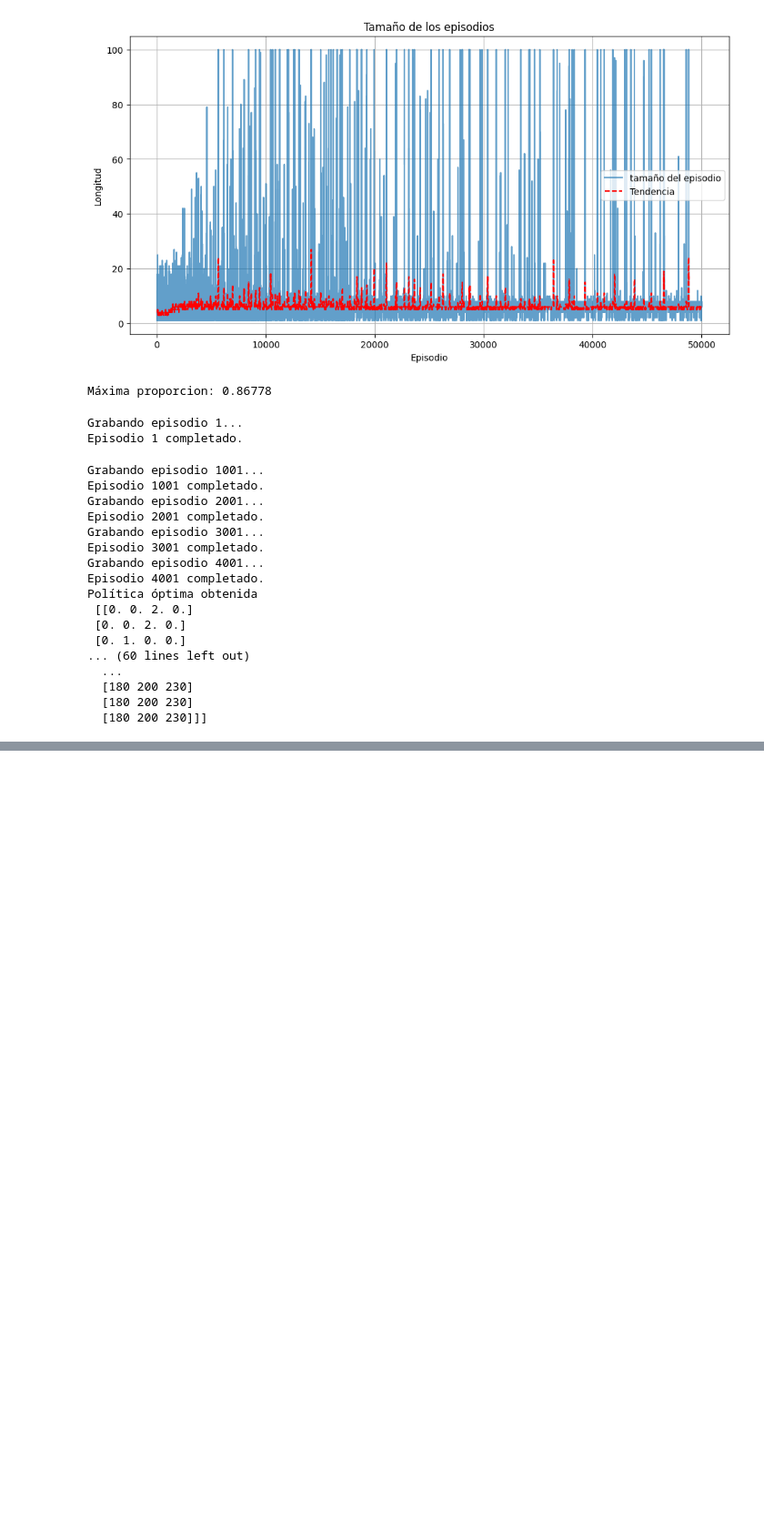
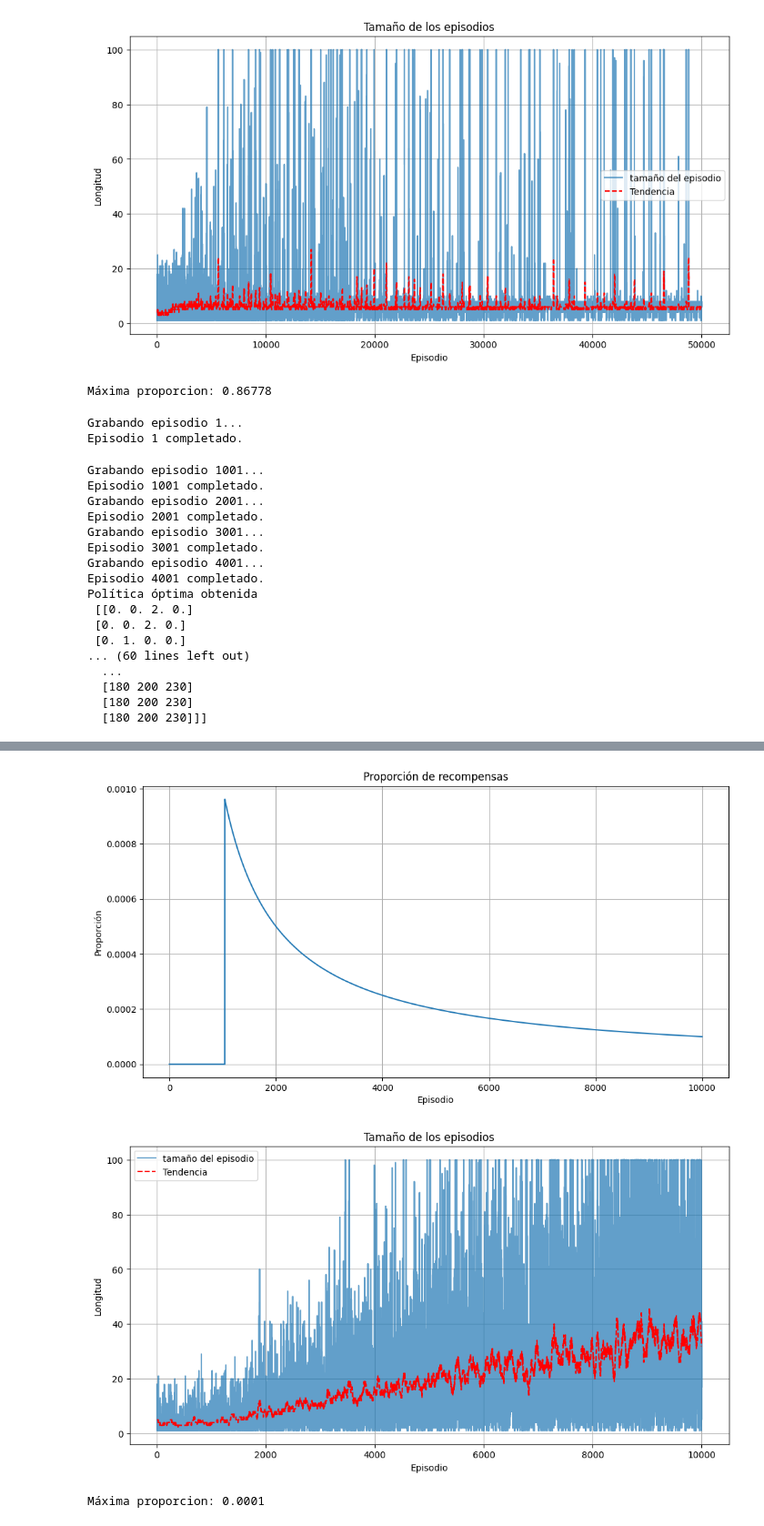
Before and after one commit to salvadeharo10/RL_DHBV, a Jupyter notebook: MonteCarloTodasLasVisitas.ipynb, the cells around one changed output, grey strips where cells are left out. Shown at 91% size. Drawn from its saved outputs; the diff is of its cells as text; code cells hidden in the pictures; blank space fills up the shorter version.

Commit message:
QLearning (mal)

```diff
--- a/MonteCarloTodasLasVisitas.ipynb
+++ b/MonteCarloTodasLasVisitas.ipynb
@@ -900,0 +982,16 @@ embed_video(latest_file)
+# %%
+NUM_EPISODES = 10000
+GAMMA = 0.99  # Factor de descuento
+EPSILON = 0.4 # Probabilidad de exploración
+DECAY = True
+
+agent4_qle = AgentQLearning(
+    env=env4,
+    gamma=GAMMA,
+    epsilon=EPSILON,
+    decay = DECAY,
+    alpha = 0.5 #Probar este valor como en las diapositivas
+
+)
+
+Q_qle, list_stats_qle, episode_lengths_qle = on_policy_all_visit_Qlearning(agent4_qle, env4, num_episodes=NUM_EPISODES)
@@ -900,0 +1008,9 @@ embed_video(latest_file)
+# %%
+plot(list_stats_qle)
+plot_episode_lengths(episode_lengths_qle)
+#plot_episode_length_vs_time(episode_lengths)
+print(f"Máxima proporcion: {list_stats_qle[-1]}")
+# %% [output]
+[figure, added]
+[figure, added]
+Máxima proporcion: 0.0001
```
Also changed, not shown: parts of 7 cells of this notebook.
